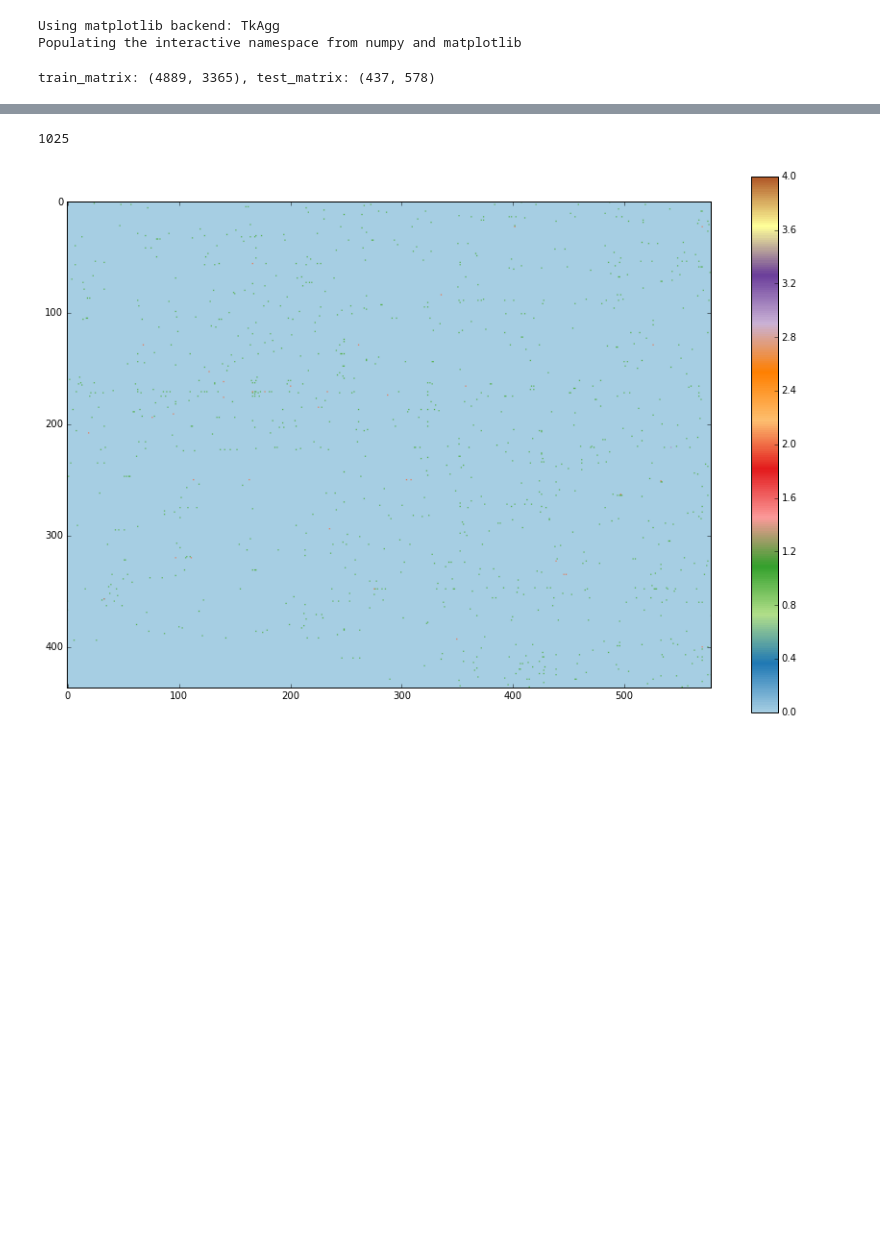
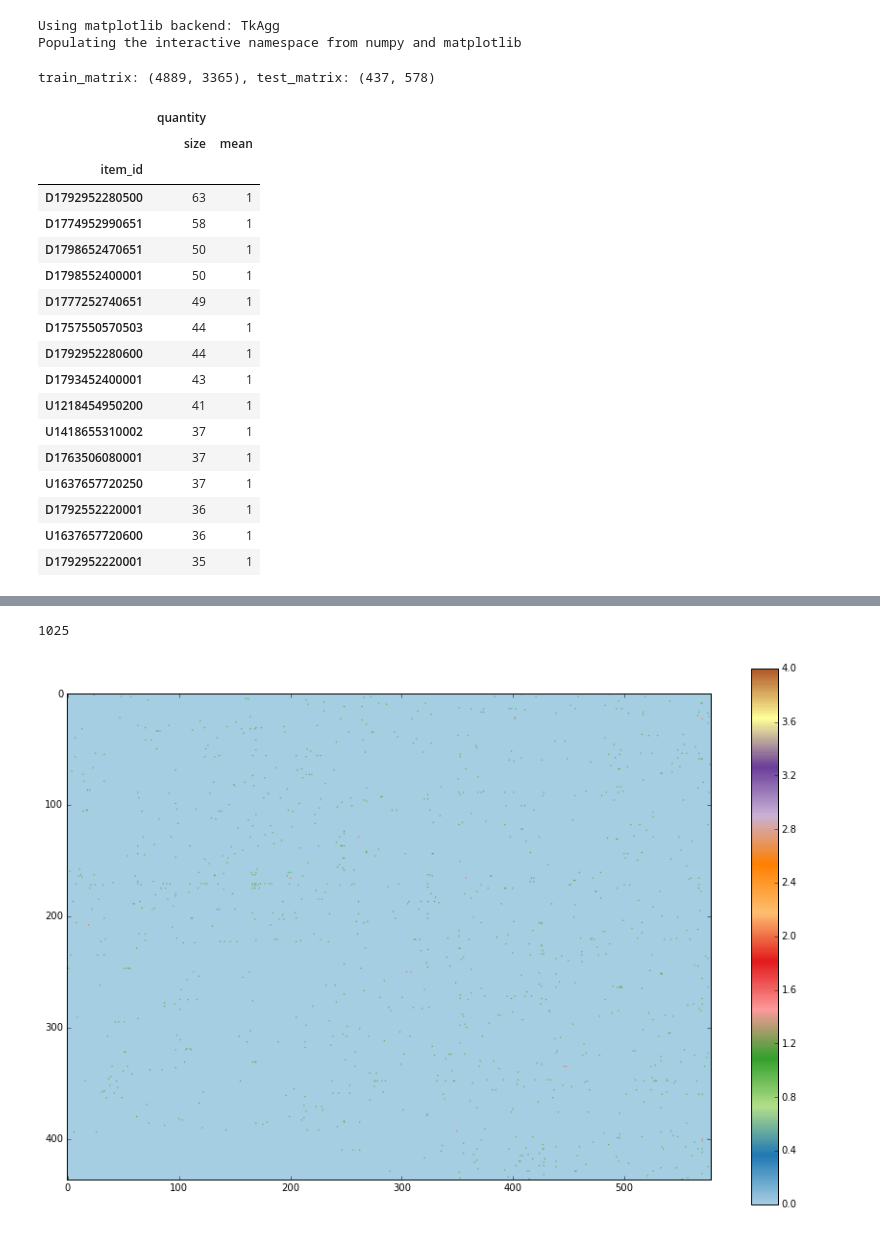
Before and after one commit to owen-hzy/recommendation, a Jupyter notebook: evaluation.ipynb, the cells around one changed output, grey strips where cells are left out. Saved outputs shown, nothing was run; the diff lists cells and outputs as text; code cells hidden in the pictures; blank space fills up the shorter version.

```diff
--- a/evaluation.ipynb
+++ b/evaluation.ipynb
@@ -19,3 +19,25 @@ test_matrix = pd.pivot_table(test_data, values="quantity", index=["customer_id"]
 print "train_matrix: %s, test_matrix: %s" % (train_matrix.shape, test_matrix.shape)
 # %% [output]
 train_matrix: (4889, 3365), test_matrix: (437, 578)
+# %%
+item_stats = train_data.groupby("item_id").agg({"quantity": [np.size, np.mean]})
+item_stats.sort_values([("quantity", "size")], ascending=False)[:15]
+# %% [output]
+|  | quantity |  |
+|  | size | mean |
+| item_id |  |  |
+| D1792952280500 | 63 | 1 |
+| D1774952990651 | 58 | 1 |
+| D1798652470651 | 50 | 1 |
+| D1798552400001 | 50 | 1 |
+| D1777252740651 | 49 | 1 |
+| D1757550570503 | 44 | 1 |
+| D1792952280600 | 44 | 1 |
+| D1793452400001 | 43 | 1 |
+| U1218454950200 | 41 | 1 |
+| U1418655310002 | 37 | 1 |
+| D1763506080001 | 37 | 1 |
+| U1637657720250 | 37 | 1 |
+| D1792552220001 | 36 | 1 |
+| U1637657720600 | 36 | 1 |
+| D1792952220001 | 35 | 1 |
```
Also changed, not shown: parts of 2 cells of this notebook, 4 other files.
